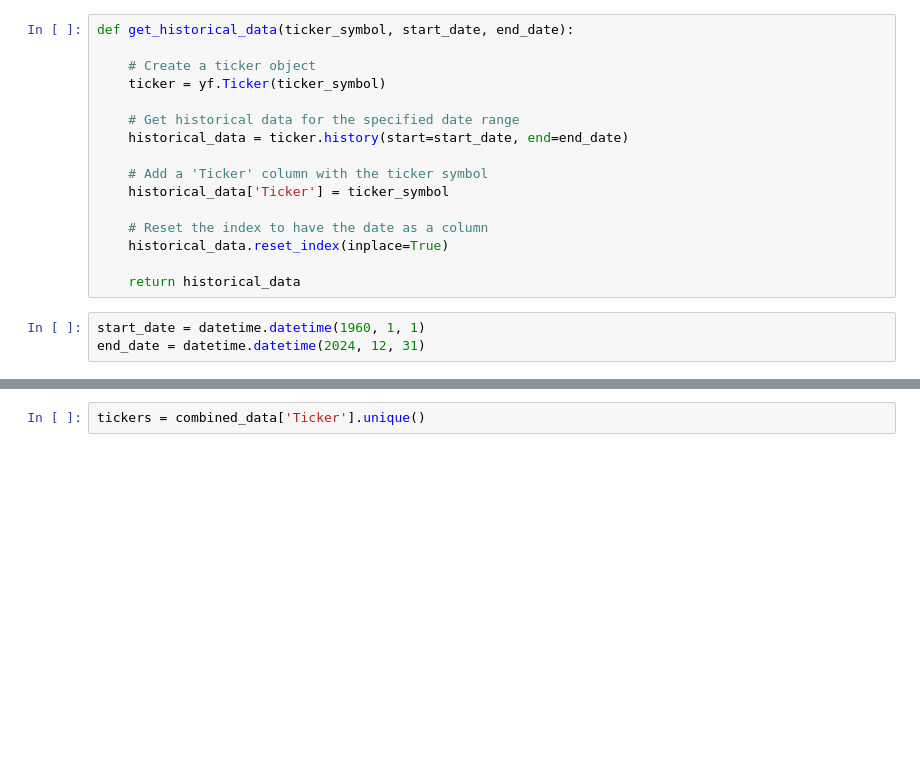
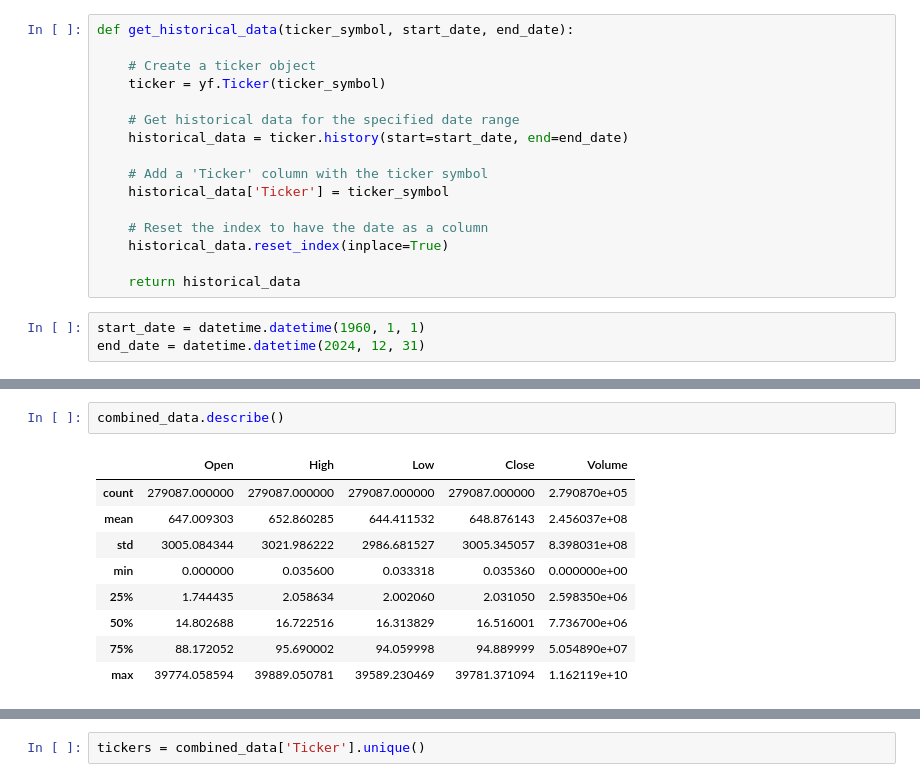
Before and after one commit to matthewyackee/Group_1_Final_Project, a Jupyter notebook: Project4.ipynb, the cells around one changed output, grey strips where cells are left out. Drawn from its saved outputs; the diff is of its cells as text; blank space fills up the shorter version.

```diff
--- a/Project4.ipynb
+++ b/Project4.ipynb
@@ -59,0 +90,12 @@ combined_data.to_csv('data2.csv')
+# %%
+combined_data.describe()
+# %% [output]
+|  | Open | High | Low | Close | Volume |
+| count | 279087.000000 | 279087.000000 | 279087.000000 | 279087.000000 | 2.790870e+05 |
+| mean | 647.009303 | 652.860285 | 644.411532 | 648.876143 | 2.456037e+08 |
+| std | 3005.084344 | 3021.986222 | 2986.681527 | 3005.345057 | 8.398031e+08 |
+| min | 0.000000 | 0.035600 | 0.033318 | 0.035360 | 0.000000e+00 |
+| 25% | 1.744435 | 2.058634 | 2.002060 | 2.031050 | 2.598350e+06 |
+| 50% | 14.802688 | 16.722516 | 16.313829 | 16.516001 | 7.736700e+06 |
+| 75% | 88.172052 | 95.690002 | 94.059998 | 94.889999 | 5.054890e+07 |
+| max | 39774.058594 | 39889.050781 | 39589.230469 | 39781.371094 | 1.162119e+10 |
```
Also changed, not shown: parts of 12 cells of this notebook.
